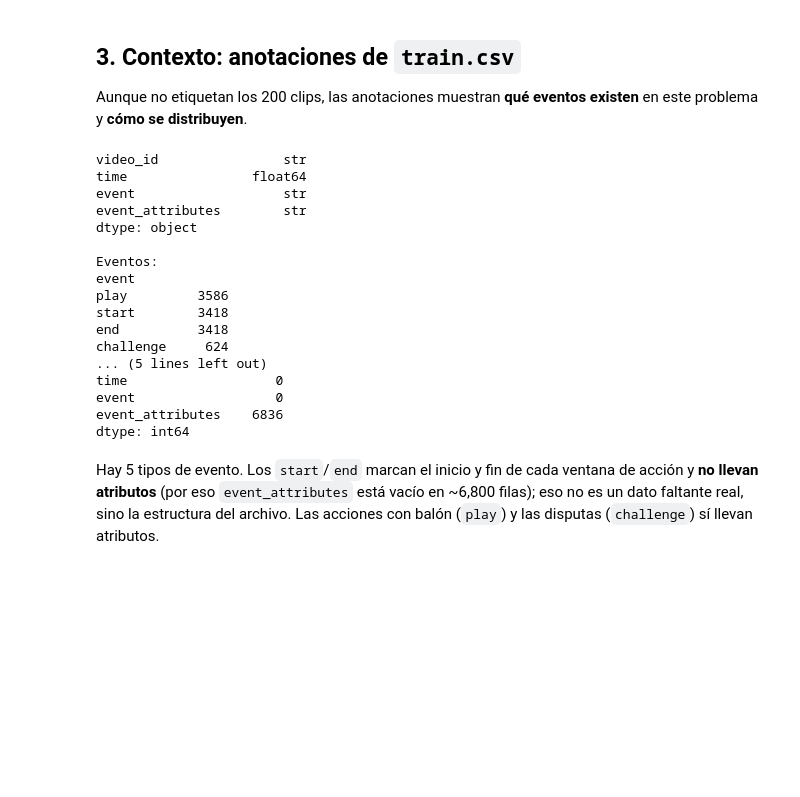
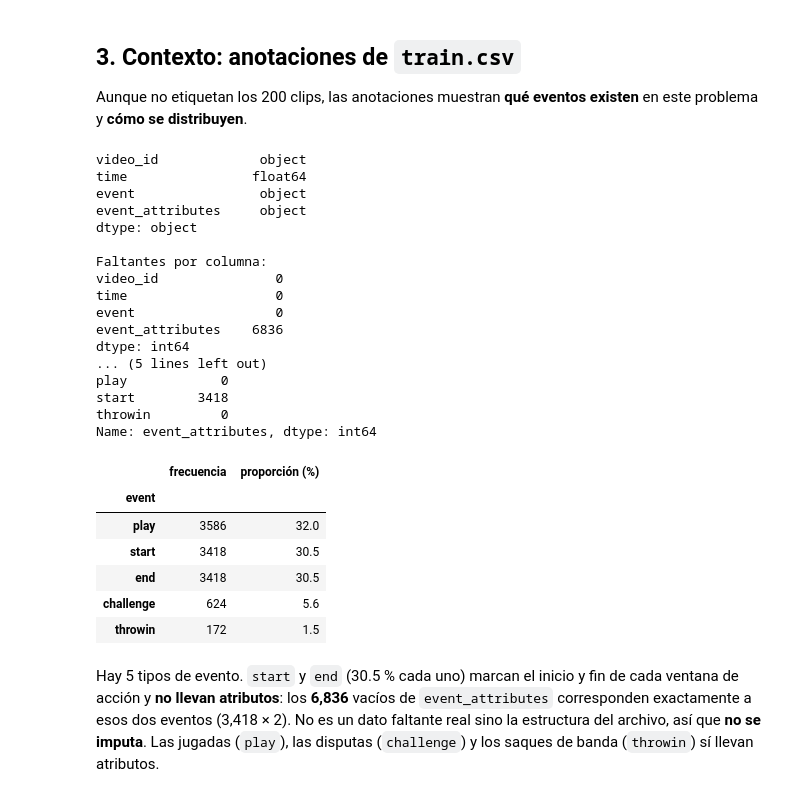
Before and after one commit to nicoCT04/Proyecto2-DataScience, a Jupyter notebook: notebooks/01_descripcion_datos.ipynb, the cells around one changed output. Drawn from its saved outputs; the diff is of its cells as text; code cells hidden in the pictures; blank space fills up the shorter version.

```diff
--- a/notebooks/01_descripcion_datos.ipynb
+++ b/notebooks/01_descripcion_datos.ipynb
@@ -90,35 +89,47 @@ Observaciones visuales relevantes para la detección de pases:
 
 Aunque no etiquetan los 200 clips, las anotaciones muestran **qué eventos existen** en
 este problema y **cómo se distribuyen**.
-# %%
-print(train.dtypes, '\n')
-print('Eventos:')
-print(train.event.value_counts())
-print('\nFaltantes por columna:')
-print(train.isna().sum())
-# %% [output]
-video_id                str
-time                float64
-event                   str
-event_attributes        str
-dtype: object
-
-Eventos:
-event
-play         3586
-start        3418
-end          3418
-challenge     624
-... (5 lines left out)
-time                   0
-event                  0
-event_attributes    6836
-dtype: int64
+# %%
+print(train.dtypes, '\n')
+freq = train.event.value_counts()
+tabla_eventos = pd.DataFrame({'frecuencia': freq,
+                              'proporción (%)': (freq / len(train) * 100).round(1)})
+print('Faltantes por columna:')
+print(train.isna().sum(), '\n')
+print('Faltantes de event_attributes por tipo de evento:')
+print(train.event_attributes.isna().groupby(train.event).sum(), '\n')
+tabla_eventos
+# %% [output]
+video_id             object
+time                float64
+event                object
+event_attributes     object
+dtype: object
+
+Faltantes por columna:
+video_id               0
+time                   0
+event                  0
+event_attributes    6836
+dtype: int64
+... (5 lines left out)
+play            0
+start        3418
+throwin         0
+Name: event_attributes, dtype: int64
+|  | frecuencia | proporción (%) |
+| event |  |  |
+| play | 3586 | 32.0 |
+| start | 3418 | 30.5 |
+| end | 3418 | 30.5 |
+| challenge | 624 | 5.6 |
+| throwin | 172 | 1.5 |
 # %% [markdown]
-Hay 5 tipos de evento. Los `start`/`end` marcan el inicio y fin de cada ventana de
-acción y **no llevan atributos** (por eso `event_attributes` está vacío en ~6,800 filas);
-eso no es un dato faltante real, sino la estructura del archivo. Las acciones con balón
-(`play`) y las disputas (`challenge`) sí llevan atributos.
+Hay 5 tipos de evento. `start` y `end` (30.5 % cada uno) marcan el inicio y fin de cada
+ventana de acción y **no llevan atributos**: los **6,836** vacíos de `event_attributes`
+corresponden exactamente a esos dos eventos (3,418 × 2). No es un dato faltante real
+sino la estructura del archivo, así que **no se imputa**. Las jugadas (`play`), las
+disputas (`challenge`) y los saques de banda (`throwin`) sí llevan atributos.
 # %%
 display(Image('../outputs/02_event_types.png'))
 # %% [output]
```
Also changed, not shown: parts of 19 cells of this notebook, 1 other file.
